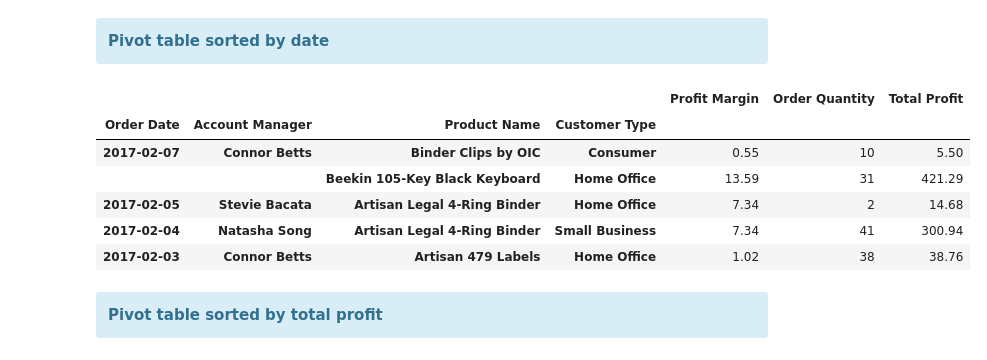
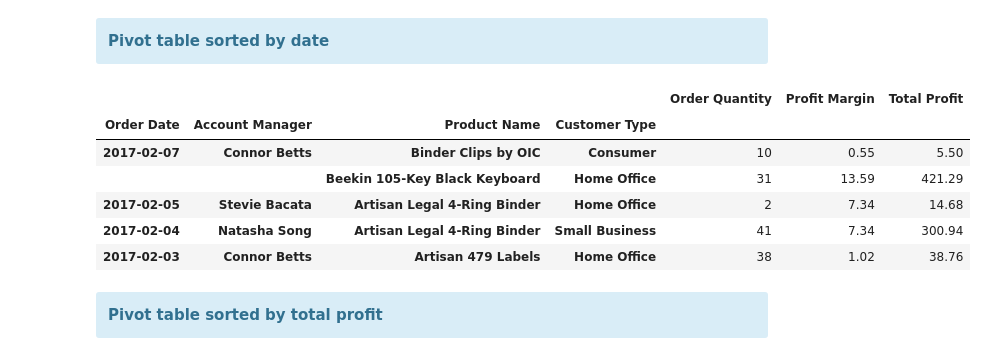
Before and after one commit to Empanator/Company_Reports, a Jupyter notebook: Company reports.ipynb, the cells around one changed output. Saved outputs shown, nothing was run; the diff lists cells and outputs as text; code cells hidden in the pictures.

```diff
--- a/Company reports.ipynb
+++ b/Company reports.ipynb
@@ -106,29 +106,21 @@ plt.show()
 <b>Pivot table sorted by date</b>
 </div>
 # %%
-# To create pivot tables
 pivot_all = pd.pivot_table(df, index = ['Order Date', 'Account Manager', 'Product Name', 'Customer Type'],
                                values = ['Profit Margin', 'Order Quantity', 'Total Profit'],
                                aggfunc = np.sum, fill_value = 0)
 
-# If change the order of columns is needed
-column_order = ['Profit Margin', 'Order Quantity', 'Total Profit']
-
-# Apply the order change
-pivot_all = pivot_all.reindex(column_order, axis = 1)
-
-# Sort the pivot table by some variable(s)
 pivot_all = pivot_all.sort_values(by = ['Order Date'], ascending = False)
 
 pivot_all.head()
 # %% [output]
-|  |  |  |  | Profit Margin | Order Quantity | Total Profit |
+|  |  |  |  | Order Quantity | Profit Margin | Total Profit |
 | Order Date | Account Manager | Product Name | Customer Type |  |  |  |
-| 2017-02-07 | Connor Betts | Binder Clips by OIC | Consumer | 0.55 | 10 | 5.50 |
-|  |  | Beekin 105-Key Black Keyboard | Home Office | 13.59 | 31 | 421.29 |
-| 2017-02-05 | Stevie Bacata | Artisan Legal 4-Ring Binder | Home Office | 7.34 | 2 | 14.68 |
-| 2017-02-04 | Natasha Song | Artisan Legal 4-Ring Binder | Small Business | 7.34 | 41 | 300.94 |
-| 2017-02-03 | Connor Betts | Artisan 479 Labels | Home Office | 1.02 | 38 | 38.76 |
+| 2017-02-07 | Connor Betts | Binder Clips by OIC | Consumer | 10 | 0.55 | 5.50 |
+|  |  | Beekin 105-Key Black Keyboard | Home Office | 31 | 13.59 | 421.29 |
+| 2017-02-05 | Stevie Bacata | Artisan Legal 4-Ring Binder | Home Office | 2 | 7.34 | 14.68 |
+| 2017-02-04 | Natasha Song | Artisan Legal 4-Ring Binder | Small Business | 41 | 7.34 | 300.94 |
+| 2017-02-03 | Connor Betts | Artisan 479 Labels | Home Office | 38 | 1.02 | 38.76 |
 # %% [markdown]
 <div class="alert alert-block alert-info">
 <b>Pivot table sorted by total profit</b>
```
Also changed, not shown: parts of 1 cell of this notebook.
